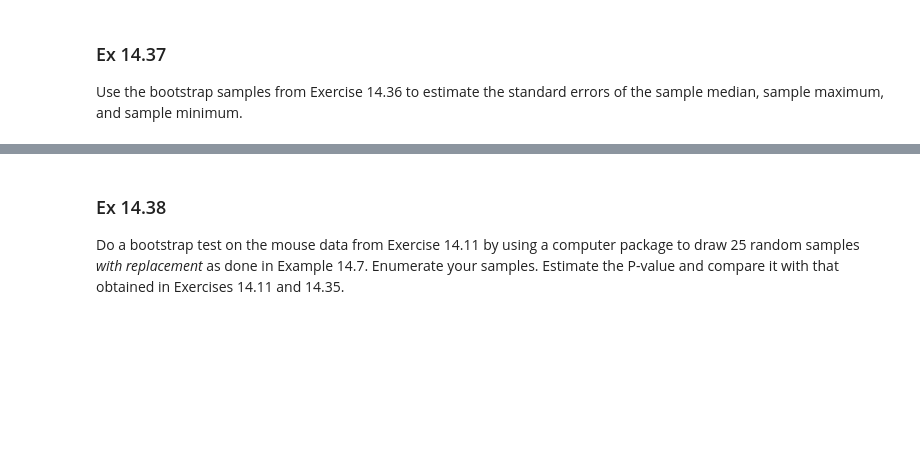
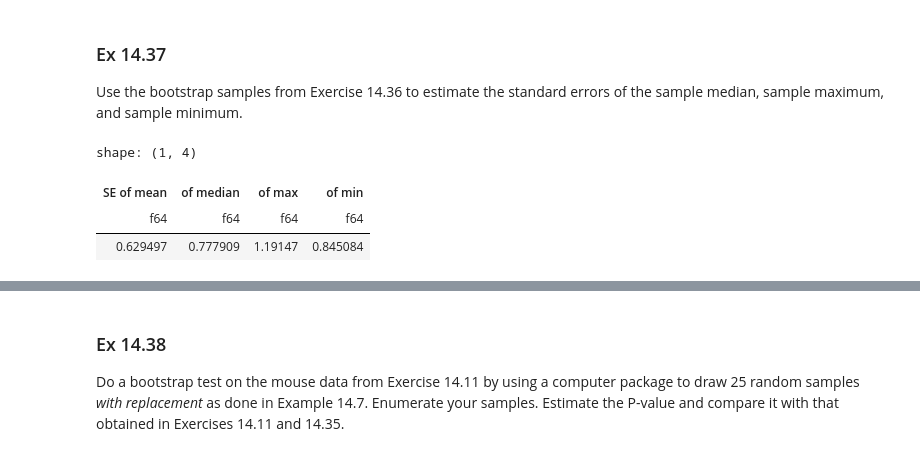
Before and after one commit to asterix314/SDAEI-Tamhane, a Jupyter notebook: ch14/ch14.ipynb, the cells around one changed output, grey strips where cells are left out. Saved outputs shown, nothing was run; the diff lists cells and outputs as text; code cells hidden in the pictures; blank space fills up the shorter version.

```diff
--- a/ch14/ch14.ipynb
+++ b/ch14/ch14.ipynb
@@ -502,3 +502,14 @@ shape: (1, 1)
 ### Ex 14.37
 
 Use the bootstrap samples from Exercise 14.36 to estimate the standard errors of the sample median, sample maximum, and sample minimum.
+# %%
+df.select(
+    col('temperature').list.mean().std().alias('SE of mean'),
+    col('temperature').list.median().std().alias('of median'),
+    col('temperature').list.max().std().alias('of max'),
+    col('temperature').list.min().std().alias('of min'))
+# %% [output]
+shape: (1, 4)
+| SE of mean | of median | of max | of min |
+| f64 | f64 | f64 | f64 |
+| 0.629497 | 0.777909 | 1.19147 | 0.845084 |
```
Also changed, not shown: parts of 4 cells of this notebook.
